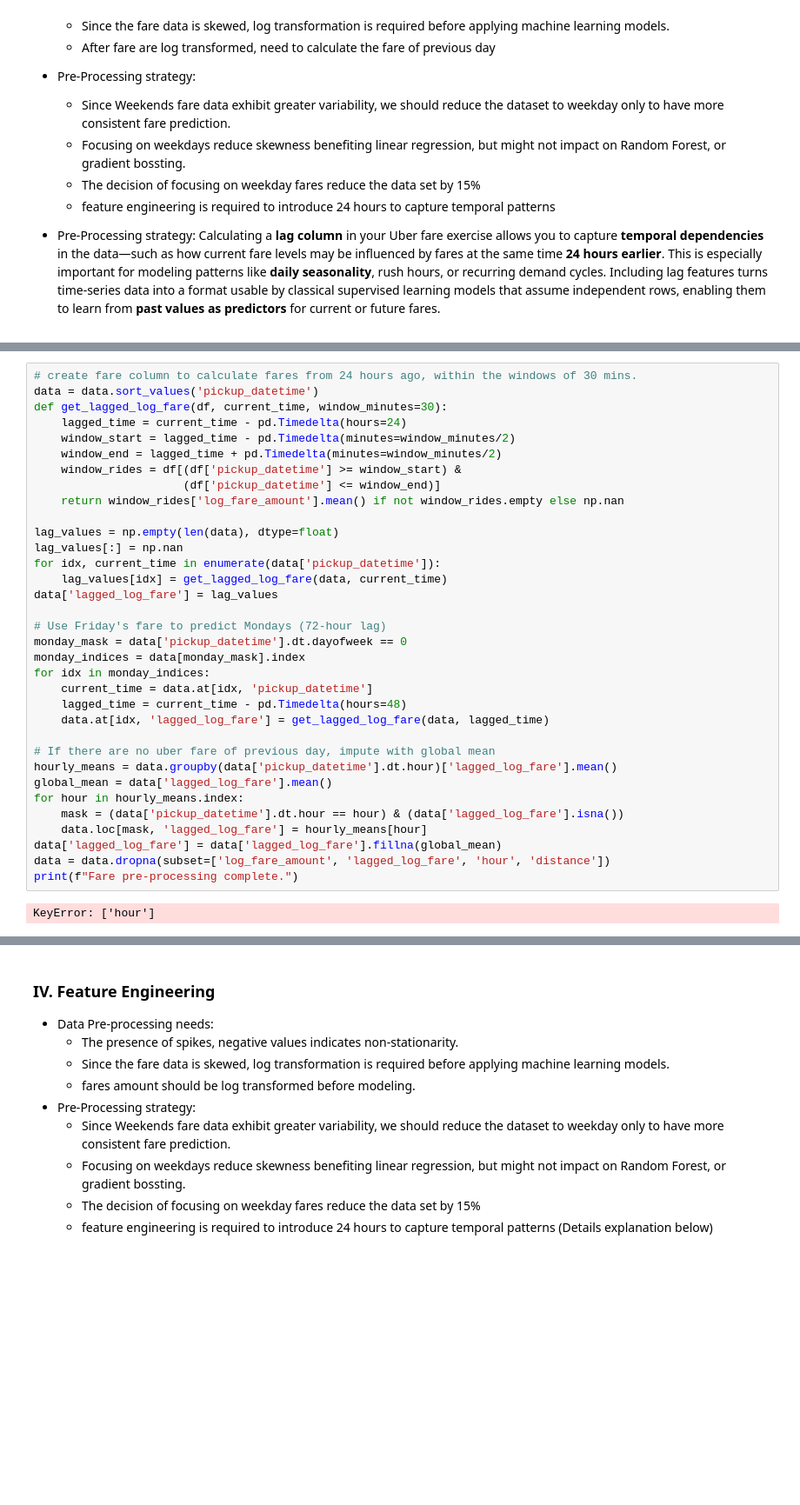
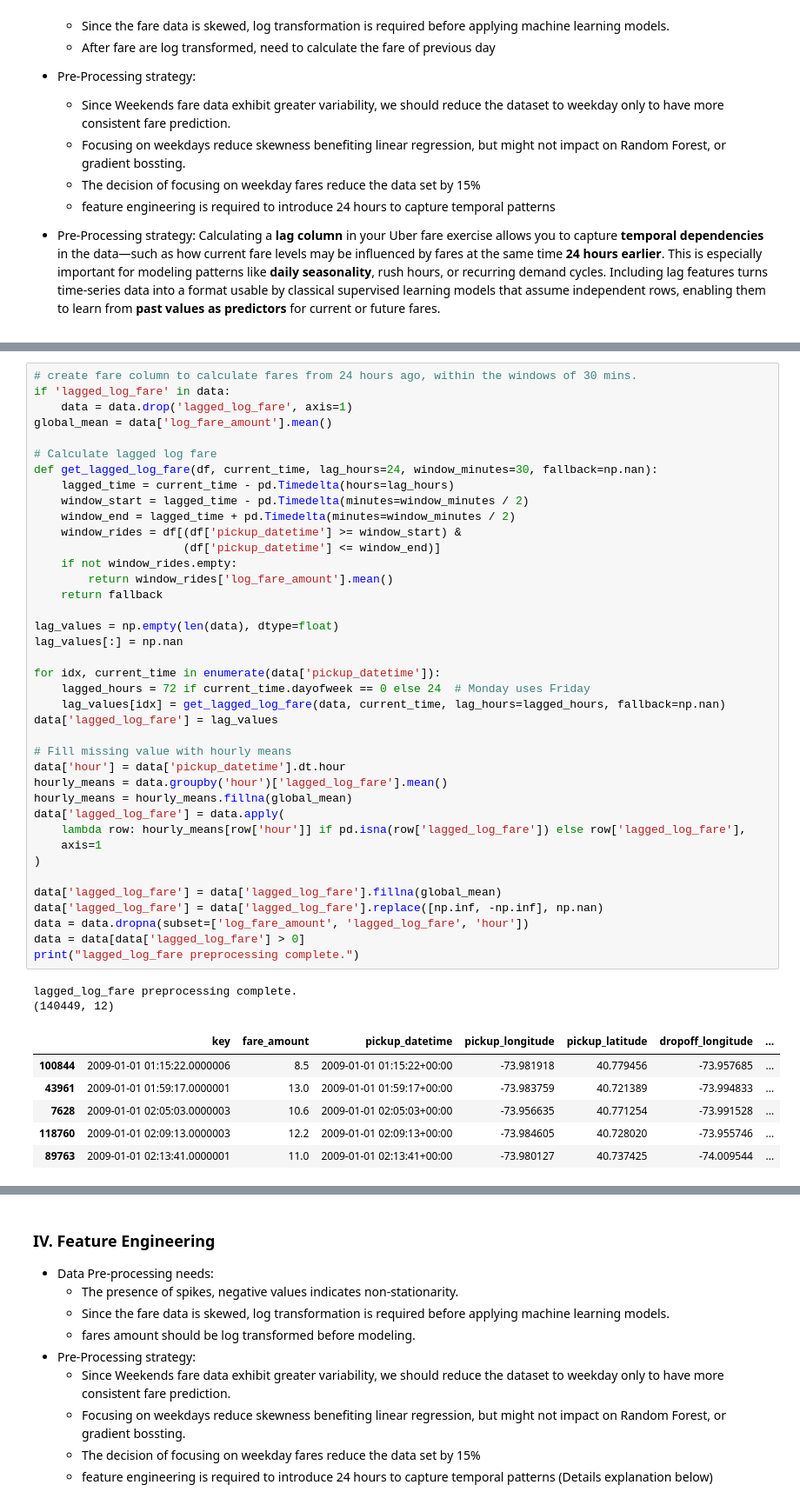
Before and after one commit to ameau01/Uber-Fare-Prediction, a Jupyter notebook: uber-fare-prediction.ipynb, the cells around one changed output, grey strips where cells are left out. Shown at 87% size. Cells and saved outputs as stored; diff of their text form; blank space fills up the shorter version.

```diff
--- a/uber-fare-prediction.ipynb
+++ b/uber-fare-prediction.ipynb
@@ -386,36 +399,48 @@ plt.show()
 # %%
 # create fare column to calculate fares from 24 hours ago, within the windows of 30 mins.
-data = data.sort_values('pickup_datetime')
-def get_lagged_log_fare(df, current_time, window_minutes=30):
-    lagged_time = current_time - pd.Timedelta(hours=24)
-    window_start = lagged_time - pd.Timedelta(minutes=window_minutes/2)
-    window_end = lagged_time + pd.Timedelta(minutes=window_minutes/2)
+if 'lagged_log_fare' in data:
+    data = data.drop('lagged_log_fare', axis=1)
+global_mean = data['log_fare_amount'].mean()
+
+# Calculate lagged log fare
+def get_lagged_log_fare(df, current_time, lag_hours=24, window_minutes=30, fallback=np.nan):
+    lagged_time = current_time - pd.Timedelta(hours=lag_hours)
+    window_start = lagged_time - pd.Timedelta(minutes=window_minutes / 2)
+    window_end = lagged_time + pd.Timedelta(minutes=window_minutes / 2)
     window_rides = df[(df['pickup_datetime'] >= window_start) &
                       (df['pickup_datetime'] <= window_end)]
-    return window_rides['log_fare_amount'].mean() if not window_rides.empty else np.nan
+    if not window_rides.empty:
+        return window_rides['log_fare_amount'].mean()
+    return fallback
 
 lag_values = np.empty(len(data), dtype=float)
 lag_values[:] = np.nan
+
 for idx, current_time in enumerate(data['pickup_datetime']):
-    lag_values[idx] = get_lagged_log_fare(data, current_time)
+    lagged_hours = 72 if current_time.dayofweek == 0 else 24  # Monday uses Friday
+    lag_values[idx] = get_lagged_log_fare(data, current_time, lag_hours=lagged_hours, fallback=np.nan)
 data['lagged_log_fare'] = lag_values
 
-# Use Friday's fare to predict Mondays (72-hour lag)
-monday_mask = data['pickup_datetime'].dt.dayofweek == 0
-monday_indices = data[monday_mask].index
-for idx in monday_indices:
-    current_time = data.at[idx, 'pickup_datetime']
-    lagged_time = current_time - pd.Timedelta(hours=48)
-    data.at[idx, 'lagged_log_fare'] = get_lagged_log_fare(data, lagged_time)
+# Fill missing value with hourly means
+data['hour'] = data['pickup_datetime'].dt.hour
+hourly_means = data.groupby('hour')['lagged_log_fare'].mean()
+hourly_means = hourly_means.fillna(global_mean)
+data['lagged_log_fare'] = data.apply(
+    lambda row: hourly_means[row['hour']] if pd.isna(row['lagged_log_fare']) else row['lagged_log_fare'],
+    axis=1
+)
 
-# If there are no uber fare of previous day, impute with global mean
-hourly_means = data.groupby(data['pickup_datetime'].dt.hour)['lagged_log_fare'].mean()
-global_mean = data['lagged_log_fare'].mean()
-for hour in hourly_means.index:
-    mask = (data['pickup_datetime'].dt.hour == hour) & (data['lagged_log_fare'].isna())
-    data.loc[mask, 'lagged_log_fare'] = hourly_means[hour]
 data['lagged_log_fare'] = data['lagged_log_fare'].fillna(global_mean)
-data = data.dropna(subset=['log_fare_amount', 'lagged_log_fare', 'hour', 'distance'])
-print(f"Fare pre-processing complete.")
+data['lagged_log_fare'] = data['lagged_log_fare'].replace([np.inf, -np.inf], np.nan)
+data = data.dropna(subset=['log_fare_amount', 'lagged_log_fare', 'hour'])
+data = data[data['lagged_log_fare'] > 0]
+print("lagged_log_fare preprocessing complete.")
 # %% [output]
-KeyError: ['hour']
+lagged_log_fare preprocessing complete.
+(140449, 12)
+|  | key | fare_amount | pickup_datetime | pickup_longitude | pickup_latitude | dropoff_longitude | ... |
+| 100844 | 2009-01-01 01:15:22.0000006 | 8.5 | 2009-01-01 01:15:22+00:00 | -73.981918 | 40.779456 | -73.957685 | ... |
+| 43961 | 2009-01-01 01:59:17.0000001 | 13.0 | 2009-01-01 01:59:17+00:00 | -73.983759 | 40.721389 | -73.994833 | ... |
+| 7628 | 2009-01-01 02:05:03.0000003 | 10.6 | 2009-01-01 02:05:03+00:00 | -73.956635 | 40.771254 | -73.991528 | ... |
+| 118760 | 2009-01-01 02:09:13.0000003 | 12.2 | 2009-01-01 02:09:13+00:00 | -73.984605 | 40.728020 | -73.955746 | ... |
+| 89763 | 2009-01-01 02:13:41.0000001 | 11.0 | 2009-01-01 02:13:41+00:00 | -73.980127 | 40.737425 | -74.009544 | ... |
```
Also changed, not shown: parts of 14 cells of this notebook.
